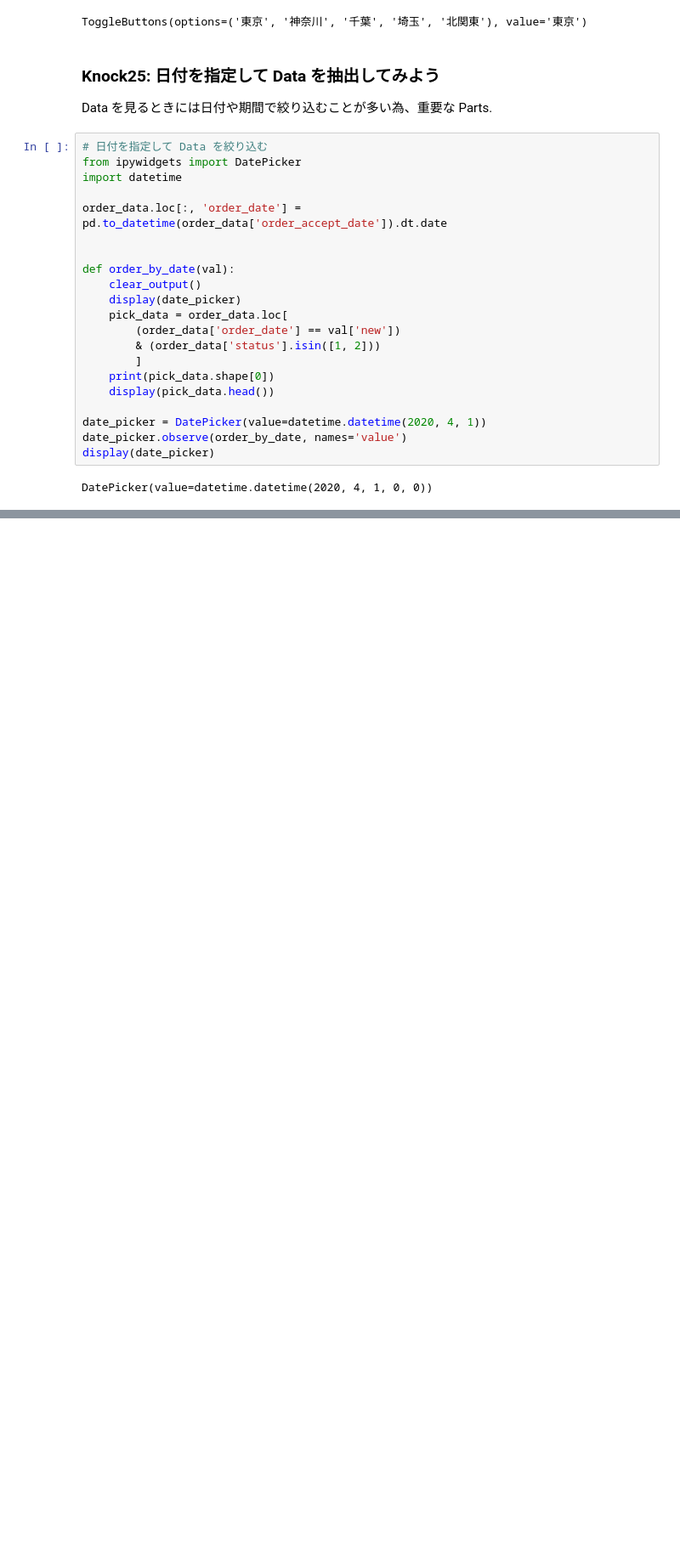
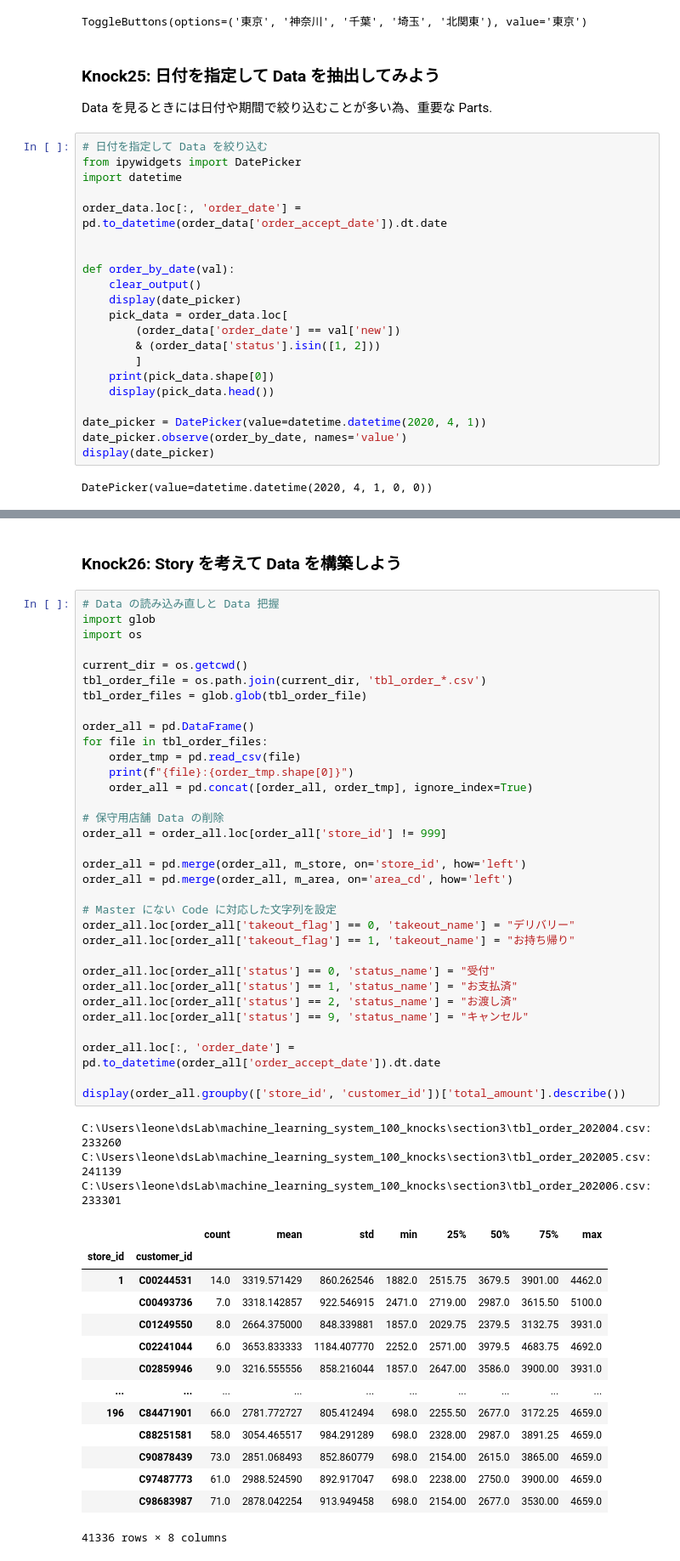
Before and after one commit to 1024xx4/machine_learning_system_100_knocks, a Jupyter notebook: section3/section3.ipynb, the cells around one changed output, grey strips where cells are left out. Shown at 85% size. Drawn from its saved outputs; the diff is of its cells as text; blank space fills up the shorter version.

Commit message:
Feat: Story を考えて Data を構築する#5

```diff
--- a/section3/section3.ipynb
+++ b/section3/section3.ipynb
@@ -286,0 +284,53 @@ DatePicker(value=datetime.date(2020, 4, 6))
+# %% [markdown]
+### Knock26: Story を考えて Data を構築しよう
+# %%
+# Data の読み込み直しと Data 把握
+import glob
+import os
+
+current_dir = os.getcwd()
+tbl_order_file = os.path.join(current_dir, 'tbl_order_*.csv')
+tbl_order_files = glob.glob(tbl_order_file)
+
+order_all = pd.DataFrame()
+for file in tbl_order_files:
+    order_tmp = pd.read_csv(file)
+    print(f"{file}:{order_tmp.shape[0]}")
+    order_all = pd.concat([order_all, order_tmp], ignore_index=True)
+
+# 保守用店舗 Data の削除
+order_all = order_all.loc[order_all['store_id'] != 999]
+
+order_all = pd.merge(order_all, m_store, on='store_id', how='left')
+order_all = pd.merge(order_all, m_area, on='area_cd', how='left')
+
+# Master にない Code に対応した文字列を設定
+order_all.loc[order_all['takeout_flag'] == 0, 'takeout_name'] = "デリバリー"
+order_all.loc[order_all['takeout_flag'] == 1, 'takeout_name'] = "お持ち帰り"
+
+order_all.loc[order_all['status'] == 0, 'status_name'] = "受付"
+order_all.loc[order_all['status'] == 1, 'status_name'] = "お支払済"
+order_all.loc[order_all['status'] == 2, 'status_name'] = "お渡し済"
+order_all.loc[order_all['status'] == 9, 'status_name'] = "キャンセル"
+
+order_all.loc[:, 'order_date'] = pd.to_datetime(order_all['order_accept_date']).dt.date
+
+display(order_all.groupby(['store_id', 'customer_id'])['total_amount'].describe())
+# %% [output]
+C:\Users\leone\dsLab\machine_learning_system_100_knocks\section3\tbl_order_202004.csv:233260
+C:\Users\leone\dsLab\machine_learning_system_100_knocks\section3\tbl_order_202005.csv:241139
+C:\Users\leone\dsLab\machine_learning_system_100_knocks\section3\tbl_order_202006.csv:233301
+|  |  | count | mean | std | min | 25% | 50% | 75% | max |
+| store_id | customer_id |  |  |  |  |  |  |  |  |
+| 1 | C00244531 | 14.0 | 3319.571429 | 860.262546 | 1882.0 | 2515.75 | 3679.5 | 3901.00 | 4462.0 |
+|  | C00493736 | 7.0 | 3318.142857 | 922.546915 | 2471.0 | 2719.00 | 2987.0 | 3615.50 | 5100.0 |
+|  | C01249550 | 8.0 | 2664.375000 | 848.339881 | 1857.0 | 2029.75 | 2379.5 | 3132.75 | 3931.0 |
+|  | C02241044 | 6.0 | 3653.833333 | 1184.407770 | 2252.0 | 2571.00 | 3979.5 | 4683.75 | 4692.0 |
+|  | C02859946 | 9.0 | 3216.555556 | 858.216044 | 1857.0 | 2647.00 | 3586.0 | 3900.00 | 3931.0 |
+| ... | ... | ... | ... | ... | ... | ... | ... | ... | ... |
+| 196 | C84471901 | 66.0 | 2781.772727 | 805.412494 | 698.0 | 2255.50 | 2677.0 | 3172.25 | 4659.0 |
+|  | C88251581 | 58.0 | 3054.465517 | 984.291289 | 698.0 | 2328.00 | 2987.0 | 3891.25 | 4659.0 |
+|  | C90878439 | 73.0 | 2851.068493 | 852.860779 | 698.0 | 2154.00 | 2615.0 | 3865.00 | 4659.0 |
+|  | C97487773 | 61.0 | 2988.524590 | 892.917047 | 698.0 | 2238.00 | 2750.0 | 3900.00 | 4659.0 |
+|  | C98683987 | 71.0 | 2878.042254 | 913.949458 | 698.0 | 2154.00 | 2677.0 | 3530.00 | 4659.0 |
+41336 rows × 8 columns
```
Also changed, not shown: parts of 5 cells of this notebook.
